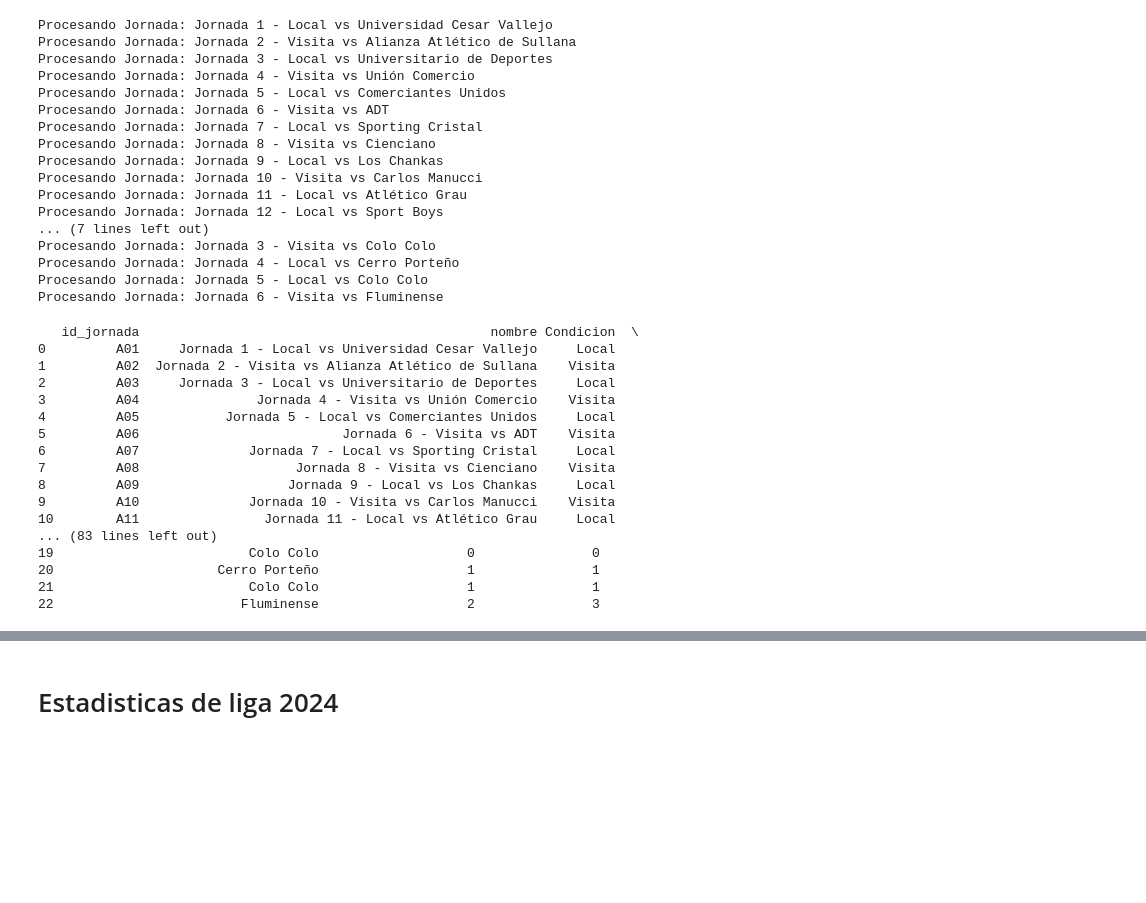
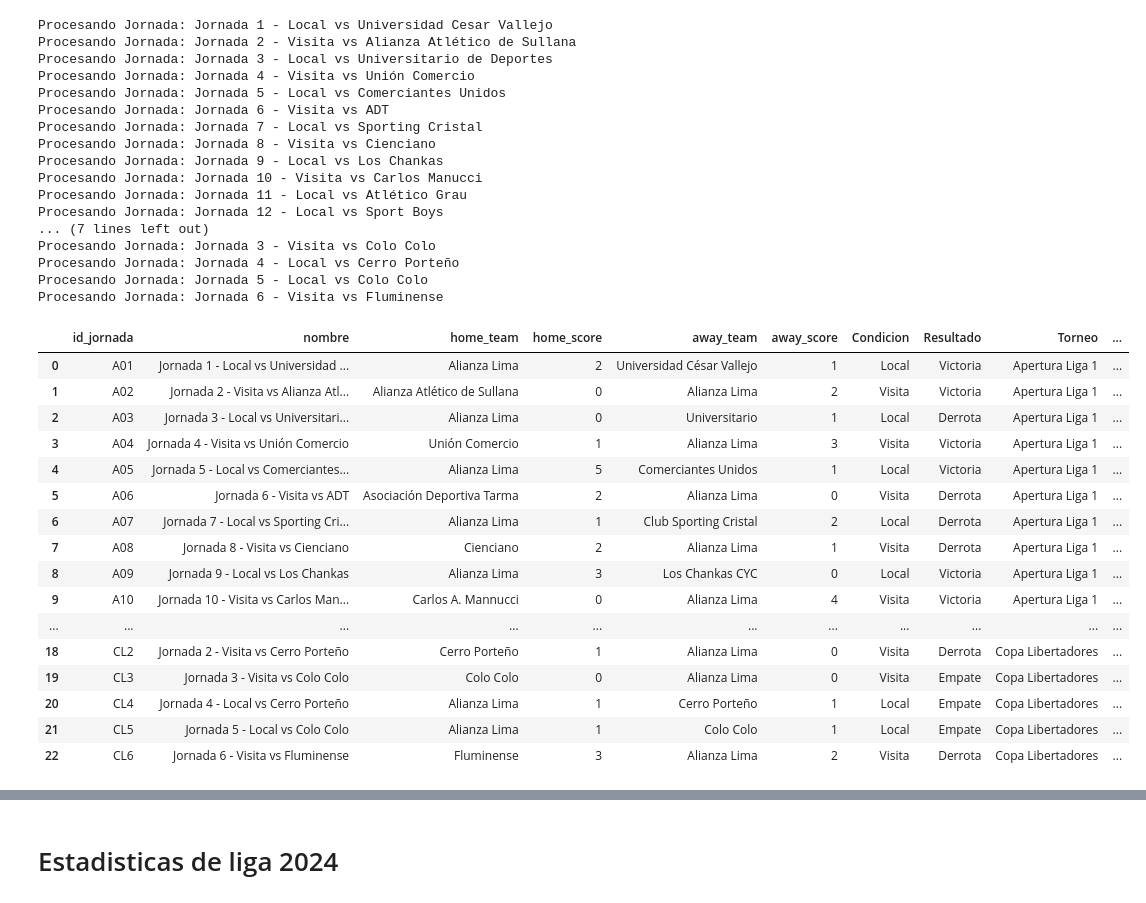
Before and after one commit to Alcamaster1290/GroneStats-Legacy, a Jupyter notebook: 05-Sofascore.ipynb, the cells around one changed output, grey strips where cells are left out. Cells and saved outputs as stored; diff of their text form; code cells hidden in the pictures; blank space fills up the shorter version.

```diff
--- a/05-Sofascore.ipynb
+++ b/05-Sofascore.ipynb
@@ -67,13 +93,17 @@ def procesar_jornadas():
         try:
             home_team = data['event']['homeTeam']['name']
             home_score = data['event']['homeScore']['current']
-            home_manager = data['event']['homeTeam']['manager']['name']
             away_team = data['event']['awayTeam']['name']
             away_score = data['event']['awayScore']['current']
-            away_manager = data['event']['awayTeam']['manager']['name']
+            home_manager = data['event']['homeTeam']['manager']['name']
         except KeyError:
             print('No hay datos para esta jornada')
             continue  # Salta al siguiente ciclo si hay un KeyError
+
+        try:
+            away_manager = data['event']['awayTeam']['manager']['name']
+        except KeyError:
+            away_manager = 'No disponible'
 
         if home_team == 'Alianza Lima':
             condicion = 'Local'
@@ -204,26 +234,6 @@ df_jornadas['Goles Alianza Lima'] = df_jornadas.apply(
     lambda row: row['home_score'] if row['Condicion'] == 'Local' else row['away_score'], axis=1)
 df_jornadas['Goles Oponente'] = df_jornadas.apply(
     lambda row: row['away_score'] if row['Condicion'] == 'Local' else row['home_score'], axis=1)
-# %%
-print(df_jornadas)
-# %% [output]
-   id_jornada                                             nombre Condicion  \
-0         A01     Jornada 1 - Local vs Universidad Cesar Vallejo     Local
-1         A02  Jornada 2 - Visita vs Alianza Atlético de Sullana    Visita
-2         A03     Jornada 3 - Local vs Universitario de Deportes     Local
-3         A04               Jornada 4 - Visita vs Unión Comercio    Visita
-4         A05           Jornada 5 - Local vs Comerciantes Unidos     Local
-5         A06                          Jornada 6 - Visita vs ADT    Visita
-6         A07              Jornada 7 - Local vs Sporting Cristal     Local
-7         A08                    Jornada 8 - Visita vs Cienciano    Visita
-8         A09                   Jornada 9 - Local vs Los Chankas     Local
-9         A10              Jornada 10 - Visita vs Carlos Manucci    Visita
-10        A11                Jornada 11 - Local vs Atlético Grau     Local
-... (83 lines left out)
-19                         Colo Colo                   0               0
-20                     Cerro Porteño                   1               1
-21                         Colo Colo                   1               1
-22                        Fluminense                   2               3
 # %%
 resultados = []
 # Itera df_resultados hasta llegar al diccionario dentro de estadisticas_Alianza y estadisticas_oponente
@@ -268,3 +278,23 @@ for index, row in df_jornadas.iterrows():
 
 
 df_jornadas_estadisticas = pd.DataFrame(resultados, columns=['id_jornada', 'tipo', 'estadisticas'])
+# %%
+df_jornadas
+# %% [output]
+|  | id_jornada | nombre | home_team | home_score | away_team | away_score | Condicion | Resultado | Torneo | ... |
+| 0 | A01 | Jornada 1 - Local vs Universidad ... | Alianza Lima | 2 | Universidad César Vallejo | 1 | Local | Victoria | Apertura Liga 1 | ... |
+| 1 | A02 | Jornada 2 - Visita vs Alianza Atl... | Alianza Atlético de Sullana | 0 | Alianza Lima | 2 | Visita | Victoria | Apertura Liga 1 | ... |
+| 2 | A03 | Jornada 3 - Local vs Universitari... | Alianza Lima | 0 | Universitario | 1 | Local | Derrota | Apertura Liga 1 | ... |
+| 3 | A04 | Jornada 4 - Visita vs Unión Comercio | Unión Comercio | 1 | Alianza Lima | 3 | Visita | Victoria | Apertura Liga 1 | ... |
+| 4 | A05 | Jornada 5 - Local vs Comerciantes... | Alianza Lima | 5 | Comerciantes Unidos | 1 | Local | Victoria | Apertura Liga 1 | ... |
+| 5 | A06 | Jornada 6 - Visita vs ADT | Asociación Deportiva Tarma | 2 | Alianza Lima | 0 | Visita | Derrota | Apertura Liga 1 | ... |
+| 6 | A07 | Jornada 7 - Local vs Sporting Cri... | Alianza Lima | 1 | Club Sporting Cristal | 2 | Local | Derrota | Apertura Liga 1 | ... |
+| 7 | A08 | Jornada 8 - Visita vs Cienciano | Cienciano | 2 | Alianza Lima | 1 | Visita | Derrota | Apertura Liga 1 | ... |
+| 8 | A09 | Jornada 9 - Local vs Los Chankas | Alianza Lima | 3 | Los Chankas CYC | 0 | Local | Victoria | Apertura Liga 1 | ... |
+| 9 | A10 | Jornada 10 - Visita vs Carlos Man... | Carlos A. Mannucci | 0 | Alianza Lima | 4 | Visita | Victoria | Apertura Liga 1 | ... |
+| ... | ... | ... | ... | ... | ... | ... | ... | ... | ... | ... |
+| 18 | CL2 | Jornada 2 - Visita vs Cerro Porteño | Cerro Porteño | 1 | Alianza Lima | 0 | Visita | Derrota | Copa Libertadores | ... |
+| 19 | CL3 | Jornada 3 - Visita vs Colo Colo | Colo Colo | 0 | Alianza Lima | 0 | Visita | Empate | Copa Libertadores | ... |
+| 20 | CL4 | Jornada 4 - Local vs Cerro Porteño | Alianza Lima | 1 | Cerro Porteño | 1 | Local | Empate | Copa Libertadores | ... |
+| 21 | CL5 | Jornada 5 - Local vs Colo Colo | Alianza Lima | 1 | Colo Colo | 1 | Local | Empate | Copa Libertadores | ... |
+| 22 | CL6 | Jornada 6 - Visita vs Fluminense | Fluminense | 3 | Alianza Lima | 2 | Visita | Derrota | Copa Libertadores | ... |
```
Also changed, not shown: parts of 28 cells of this notebook, 58 other files.
